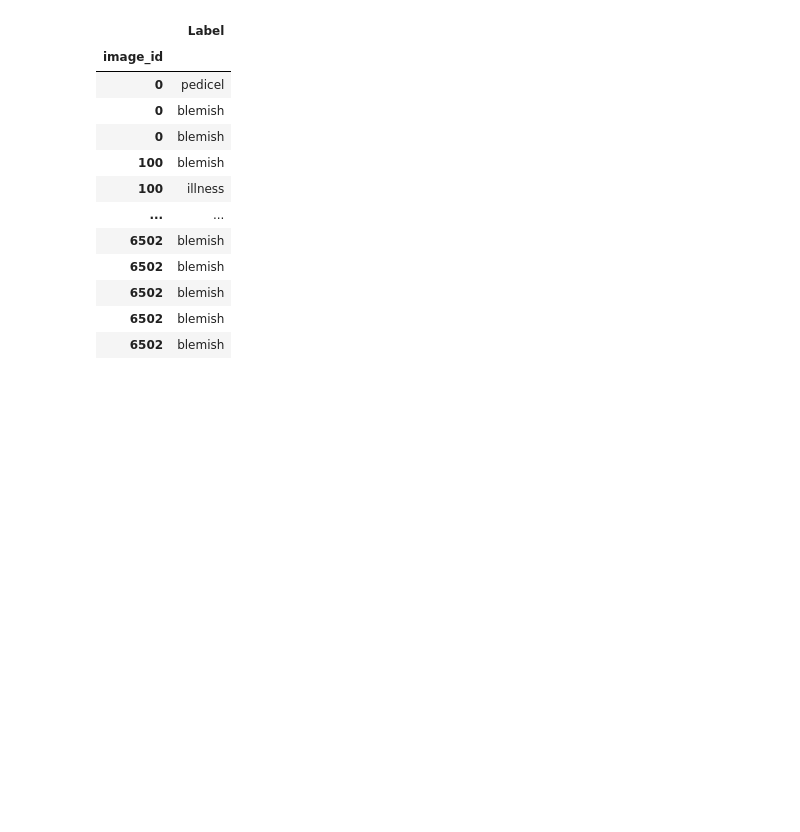
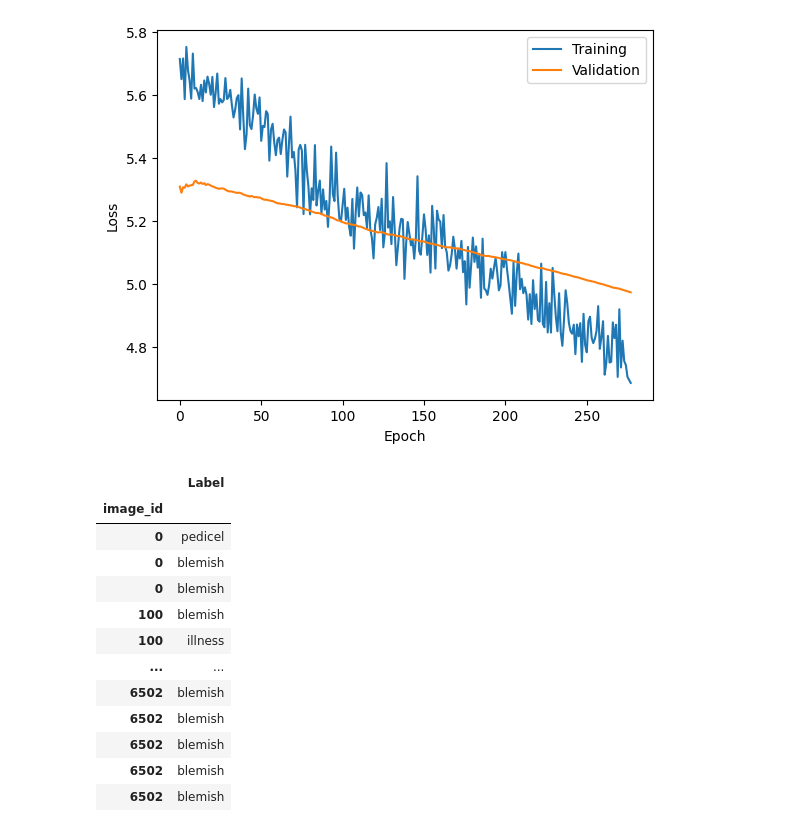
Before and after one commit to jamorr/contrastive_fruit, a Jupyter notebook: src/testing.ipynb, the cells around one changed output. Saved outputs shown, nothing was run; the diff lists cells and outputs as text; code cells hidden in the pictures; blank space fills up the shorter version.

```diff
--- a/src/testing.ipynb
+++ b/src/testing.ipynb
@@ -4,3 +1,8 @@ import pandas as pd
+# %%
+from sim_clr.sim_clr_train import plot_validation_loss
+plot_validation_loss(r'C:\Users\Jack\Documents\coding\contrastive\src\lightning_logs\version_22')
+# %% [output]
+[figure, added]
 # %%
 annotation_path = r"..\data\Lemon\annotations\instances_default.json"
 image_path = "..\data\Lemon\images"
```
Also changed, not shown: parts of 1 cell of this notebook, 2 other files.
